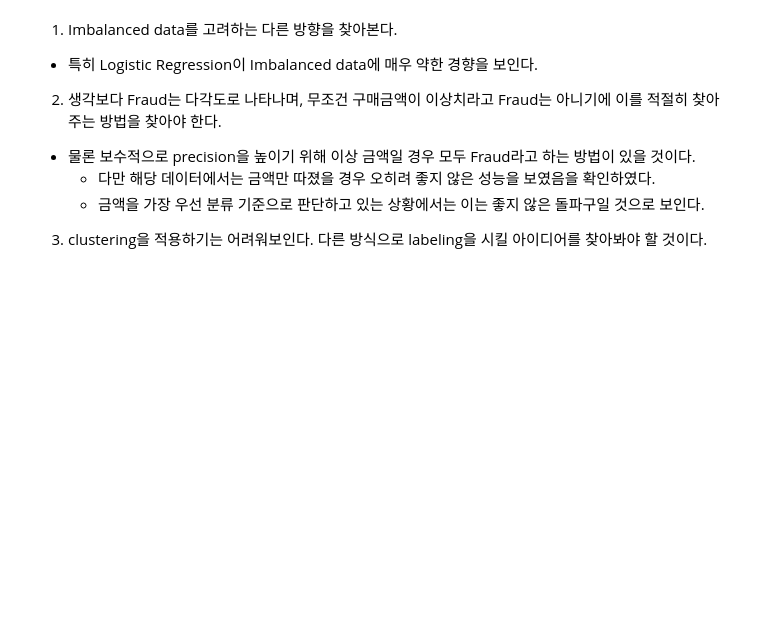
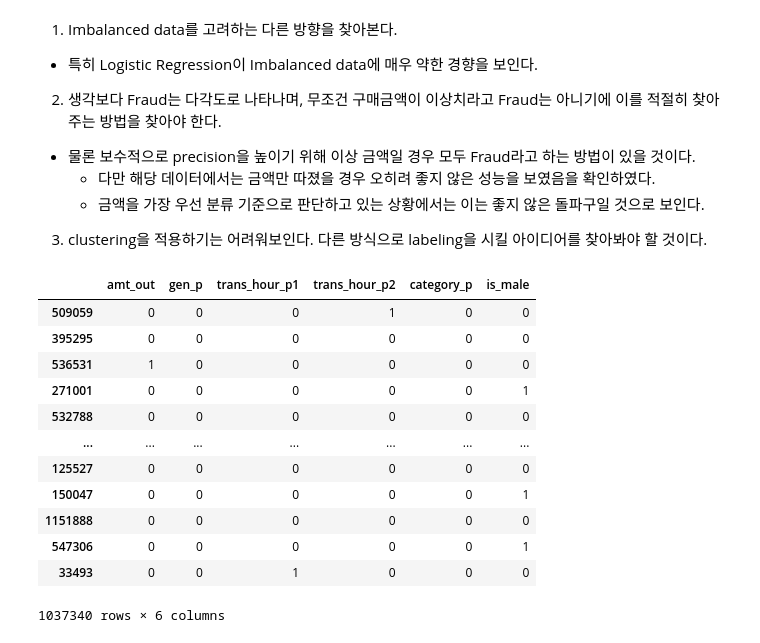
Before and after one commit to SeongwonTak/Data_projects, a Jupyter notebook: CreditCard_Fraud_detection/creditcard_fraud_detection.ipynb, the cells around one changed output. Drawn from its saved outputs; the diff is of its cells as text; code cells hidden in the pictures; blank space fills up the shorter version.

```diff
--- a/CreditCard_Fraud_detection/creditcard_fraud_detection.ipynb
+++ b/CreditCard_Fraud_detection/creditcard_fraud_detection.ipynb
@@ -1900,3 +1899,19 @@ recall 자체가 불규칙하게 움직이는 반면에, precision은 축소를
     - 다만 해당 데이터에서는 금액만 따졌을 경우 오히려 좋지 않은 성능을 보였음을 확인하였다.
     - 금액을 가장 우선 분류 기준으로 판단하고 있는 상황에서는 이는 좋지 않은 돌파구일 것으로 보인다.
 3. clustering을 적용하기는 어려워보인다. 다른 방식으로 labeling을 시킬 아이디어를 찾아봐야 할 것이다.
+# %%
+X_train2
+# %% [output]
+|  | amt_out | gen_p | trans_hour_p1 | trans_hour_p2 | category_p | is_male |
+| 509059 | 0 | 0 | 0 | 1 | 0 | 0 |
+| 395295 | 0 | 0 | 0 | 0 | 0 | 0 |
+| 536531 | 1 | 0 | 0 | 0 | 0 | 0 |
+| 271001 | 0 | 0 | 0 | 0 | 0 | 1 |
+| 532788 | 0 | 0 | 0 | 0 | 0 | 0 |
+| ... | ... | ... | ... | ... | ... | ... |
+| 125527 | 0 | 0 | 0 | 0 | 0 | 0 |
+| 150047 | 0 | 0 | 0 | 0 | 0 | 1 |
+| 1151888 | 0 | 0 | 0 | 0 | 0 | 0 |
+| 547306 | 0 | 0 | 0 | 0 | 0 | 1 |
+| 33493 | 0 | 0 | 1 | 0 | 0 | 0 |
+1037340 rows × 6 columns
```
Also changed, not shown: parts of 11 cells of this notebook, 2 other files.
